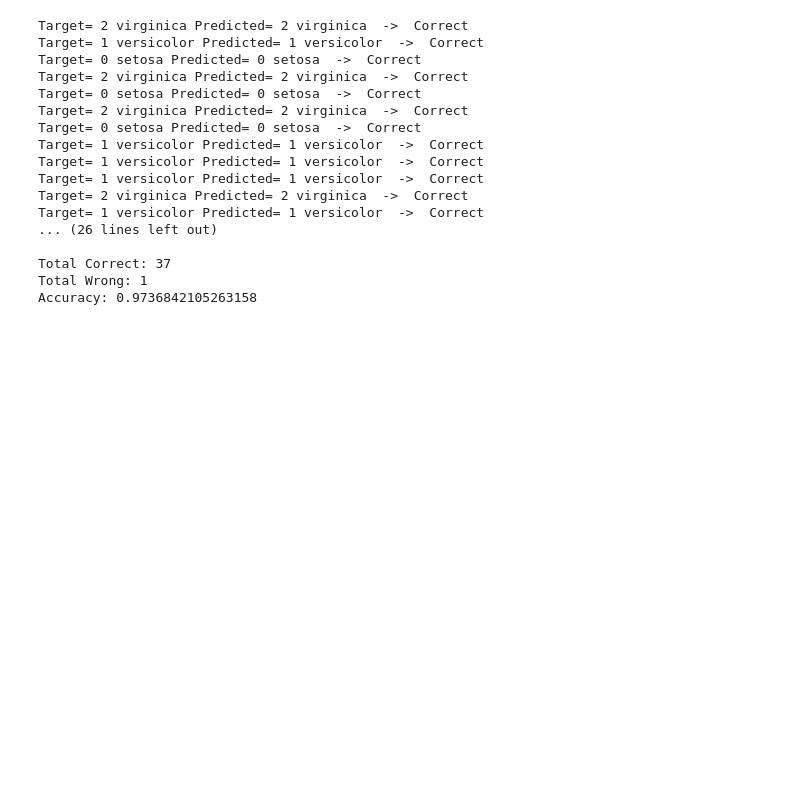
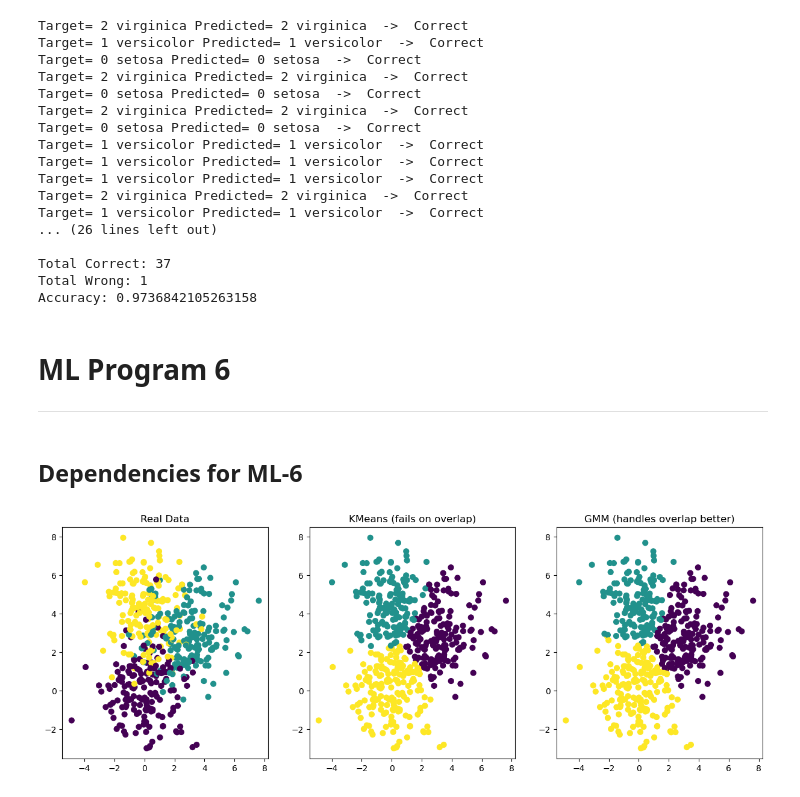
Before and after one commit to GNithish10/ML-Lab, a Jupyter notebook: ML.ipynb, the cells around one changed output. Drawn from its saved outputs; the diff is of its cells as text; code cells hidden in the pictures; blank space fills up the shorter version.

```diff
--- a/ML.ipynb
+++ b/ML.ipynb
@@ -590,3 +590,8 @@ Target= 1 versicolor Predicted= 1 versicolor  ->  Correct
 Total Correct: 37
 Total Wrong: 1
 Accuracy: 0.9736842105263158
+# %% [markdown]
+# ML Program 6
+---
+# %% [markdown]
+## Dependencies for ML-6
@@ -592,0 +605,37 @@ Accuracy: 0.9736842105263158
+# %%
+X,y_true=make_blobs(
+    n_samples=500,
+    centers=[(0,0),(3,3),(0,4)],
+    cluster_std=[1.5,1.5,1.5],
+    random_state=42
+)
+
+plt.figure(figsize=(15,5))
+plt.subplot(1,3,1)
+plt.scatter(X[:,0],X[:,1],c=y_true,s=40)
+plt.title("Real Data")
+
+#------------------------------------------------------------------------------------------------------------------------------------------------------
+
+kmeans=KMeans(n_clusters=3, random_state=42)
+k_pred=kmeans.fit_predict(X)
+
+plt.subplot(1,3,2)
+plt.scatter(X[:,0],X[:,1],c=k_pred,s=40)
+plt.title("KMeans (fails on overlap)")
+
+#------------------------------------------------------------------------------------------------------------------------------------------------------
+
+scaler=StandardScaler()
+X_scaled=scaler.fit_transform(X)
+
+gmm=GaussianMixture(n_components=3,random_state=42)
+gmm_pred=gmm.fit_predict(X_scaled)
+
+plt.subplot(1,3,3)
+plt.scatter(X[:,0],X[:,1],c=gmm_pred,s=40)
+plt.title("GMM (handles overlap better)")
+
+plt.show()
+# %% [output]
+[figure, added]
```
Also changed, not shown: parts of 1 cell of this notebook.
